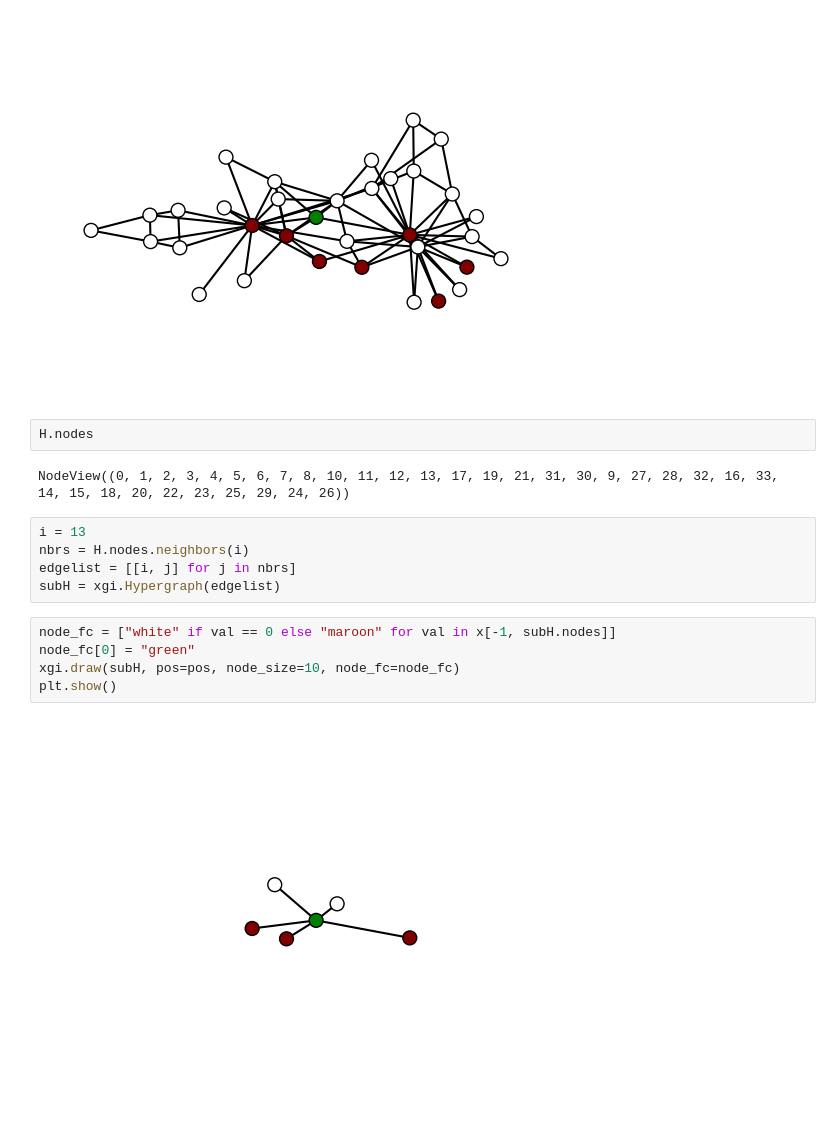
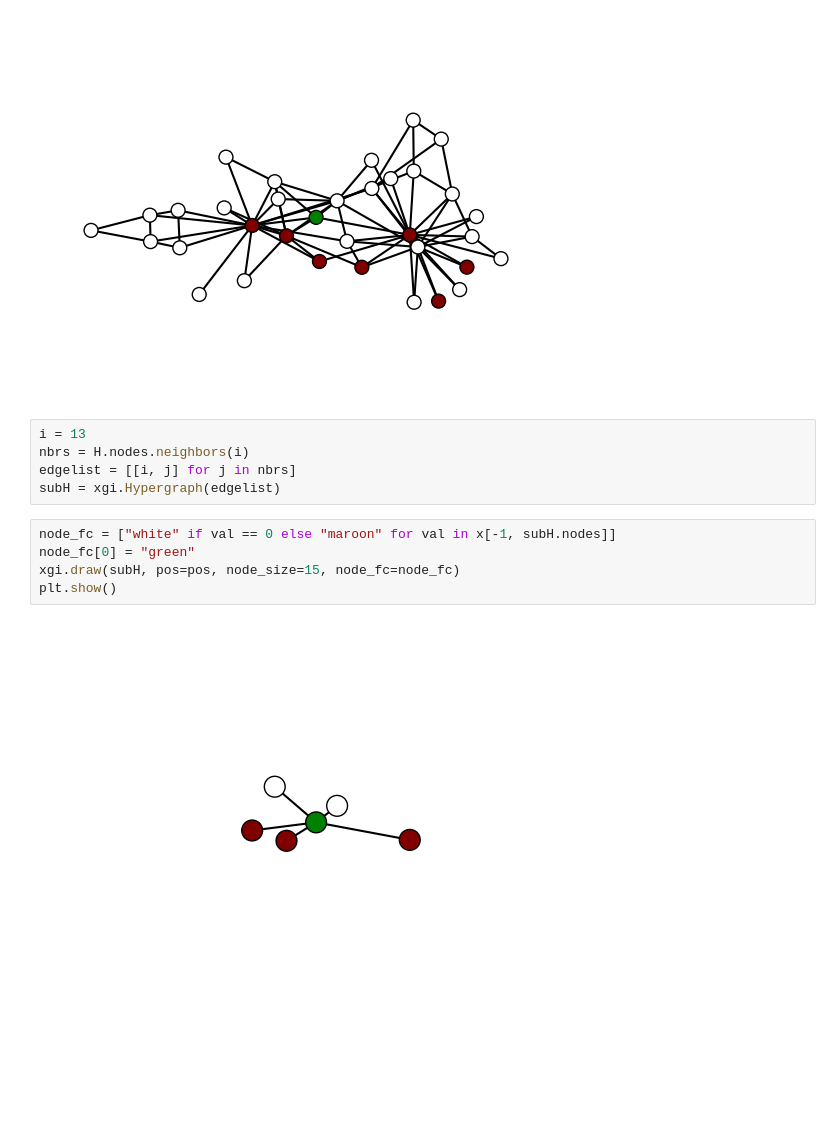
Before and after one commit to nwlandry/complex-network-reconstruction, a Jupyter notebook: plot_illustration.ipynb, the cells around one changed output. Saved outputs shown, nothing was run; the diff lists cells and outputs as text; blank space fills up the shorter version.

```diff
--- a/plot_illustration.ipynb
+++ b/plot_illustration.ipynb
@@ -30,10 +30,6 @@ xgi.draw(H, pos=pos, node_size=10, node_fc=node_fc)
 plt.show()
 # %% [output]
 [figure]
-# %%
-H.nodes
-# %% [output]
-NodeView((0, 1, 2, 3, 4, 5, 6, 7, 8, 10, 11, 12, 13, 17, 19, 21, 31, 30, 9, 27, 28, 32, 16, 33, 14, 15, 18, 20, 22, 23, 25, 29, 24, 26))
 # %%
 i = 13
 nbrs = H.nodes.neighbors(i)
@@ -42,7 +38,7 @@ subH = xgi.Hypergraph(edgelist)
 # %%
 node_fc = ["white" if val == 0 else "maroon" for val in x[-1, subH.nodes]]
 node_fc[0] = "green"
-xgi.draw(subH, pos=pos, node_size=10, node_fc=node_fc)
+xgi.draw(subH, pos=pos, node_size=15, node_fc=node_fc)
 plt.show()
 # %% [output]
-[figure, old version]
+[figure, new version]
```
Also changed, not shown: 3 other files.
